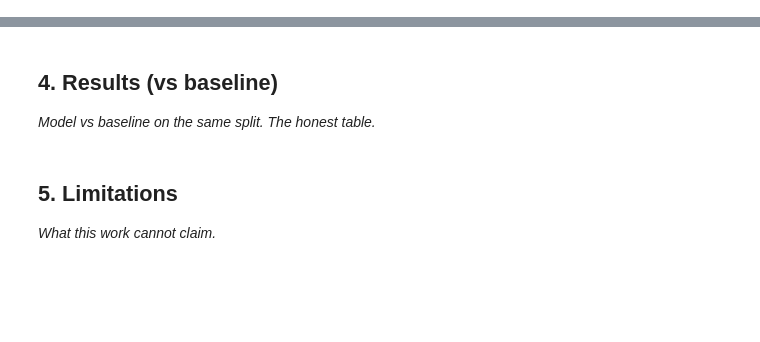
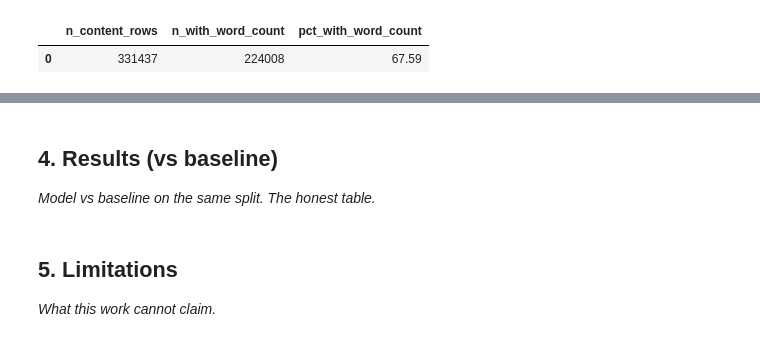
Before and after one commit to whozahm3d/flyrank-ml-internship, a Jupyter notebook: work/notebooks/capstone.ipynb, the cells around one changed output, grey strips where cells are left out. Cells and saved outputs as stored; diff of their text form; code cells hidden in the pictures; blank space fills up the shorter version.

```diff
--- a/work/notebooks/capstone.ipynb
+++ b/work/notebooks/capstone.ipynb
@@ -20,0 +78,31 @@ This skeleton is yours to fill. Work the sections **in order** — each one has
+# %%
+# This cell is for CODE (numbers, a query, a check).
+# Write your text answer in the cell ABOVE this one — typing sentences here breaks Run All.
+
+import duckdb
+from huggingface_hub import login, hf_hub_download
+from google.colab import userdata
+
+login(token=userdata.get('HF_TOKEN'))
+repo = "FlyRank/internship-warehouse"
+
+# TODO: confirm final window (list of month partitions) before running at scale
+MONTHS = ["2026-03"]  # placeholder — extend once window is finalized
+
+fact_paths = [
+    hf_hub_download(repo_id=repo, repo_type="dataset",
+                     filename=f"fact_content_daily_performance/month={m}/data_0.parquet")
+    for m in MONTHS
+]
+
+dim_clients_path = hf_hub_download(repo_id=repo, repo_type="dataset", filename="dim_clients.parquet")
+dim_content_path = hf_hub_download(repo_id=repo, repo_type="dataset", filename="dim_content.parquet")
+
+con = duckdb.connect()
+con.sql(f"CREATE OR REPLACE VIEW fact AS SELECT * FROM read_parquet({fact_paths})")
+con.sql(f"CREATE OR REPLACE VIEW dim_clients AS SELECT * FROM read_parquet('{dim_clients_path}')")
+con.sql(f"CREATE OR REPLACE VIEW dim_content AS SELECT * FROM read_parquet('{dim_content_path}')")
+
+for view in ["fact", "dim_clients", "dim_content"]:
+    n = con.sql(f"SELECT COUNT(*) AS n_rows FROM {view}").df()["n_rows"][0]
+    print(f"{view}: {n:,} rows")
@@ -20,0 +193,13 @@ This skeleton is yours to fill. Work the sections **in order** — each one has
+# %%
+# word_count coverage on the eligible article set
+con.sql("""
+    SELECT
+        COUNT(*) AS n_content_rows,
+        COUNT(word_count) AS n_with_word_count,
+        ROUND(100.0 * COUNT(word_count) / COUNT(*), 2) AS pct_with_word_count
+    FROM dim_content
+    WHERE content_hash_id IN (SELECT DISTINCT content_hash_id FROM fact)
+""").df()
+# %% [output]
+|  | n_content_rows | n_with_word_count | pct_with_word_count |
+| 0 | 331437 | 224008 | 67.59 |
```
Also changed, not shown: parts of 29 cells of this notebook.
